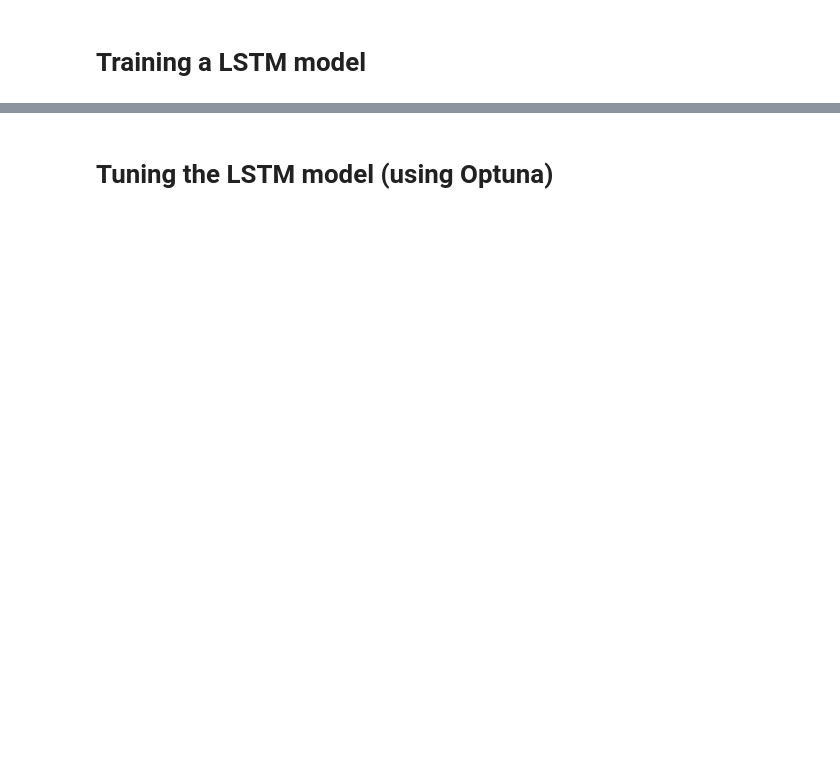
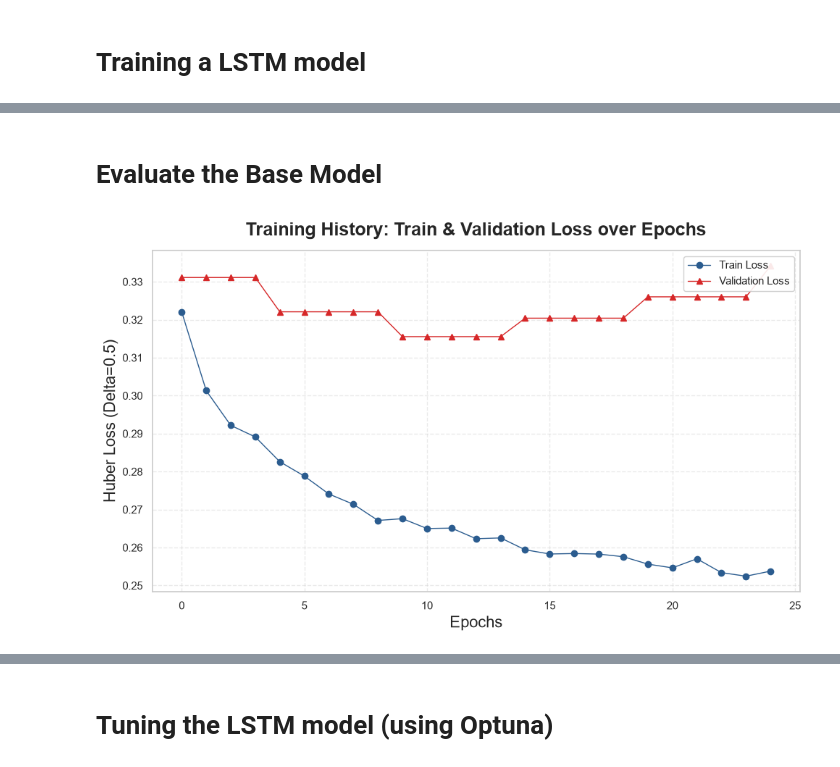
Before and after one commit to BevisWong76/f1-lap-time-predictor, a Jupyter notebook: f1_lap_time_prediction.ipynb, the cells around one changed output, grey strips where cells are left out. Drawn from its saved outputs; the diff is of its cells as text; code cells hidden in the pictures; blank space fills up the shorter version.

```diff
--- a/f1_lap_time_prediction.ipynb
+++ b/f1_lap_time_prediction.ipynb
@@ -1661,7 +1851,7 @@ def diagnose_dataset_and_model(model, dataloader, cat_dims):
     print("\n Testing Forward Pass on CPU...")
     try:
         with torch.no_grad():
-            out = cpu_model(x_cat, x_cont, x_cat_fut, x_cont_fut, y_target=y, teacher_forcing_ratio=0.5)
+            out = cpu_model(x_cat, x_cont, x_cat_fut, x_cont_fut, y_target=y, noise_std=0.5)
             print(f"✅ CPU Forward Pass Successful! Output shape: {out.shape}")
             print("\n CPU Diagnosis Completed: Data and Model are consistent on CPU!")
     except Exception as e:
@@ -1669,13 +1859,9 @@ def diagnose_dataset_and_model(model, dataloader, cat_dims):
         raise e
 
 # Diagnose the dataset and model on CPU to ensure no embedding index errors or data issues exist before training on GPU
-# Prepare Feature Indexes and Dimensions
-feature_names = preprocessor.get_feature_names()                                    # Get feature names from preprocessor
-cat_cols = ['Year', 'Event', 'Driver', 'Team']                                      # Define categorical features
-cat_idx = [feature_names.index(col) for col in cat_cols]                            # Get indexes for categorical features
-cat_dims = [len(preprocessor.label_encoders[col])+1 for col in cat_cols]              # Get the number of unique categories for each categorical feature
-cont_idx = [i for i, name in enumerate(feature_names) if name not in cat_cols]      # Get indexes for continuous features
-cont_dim = len(cont_idx)                                                                   # Get the number of continuous features
+cat_dims = [len(preprocessor.label_encoders[col]) + 1 for col in ['Year', 'Event', 'Driver', 'Team']  ]
+cont_dim = len(cont_idx)
+target_cont_idx = preprocessor.get_col_idx("LapTimeDelta", "cont")
 
 forecast_len = 3
 
@@ -1687,10 +1873,9 @@ model = F1LapSeq2Seq(
     forecast_len=forecast_len,
     num_layers=2,
     dropout=0.5,
-    target_col_idx=-1
+    target_cont_idx=target_cont_idx
 )
 
-
 diagnose_dataset_and_model(model, train_loader, cat_dims)
 # %% [output]
 --- STARTING DETAILED CPU DIAGNOSIS ---
@@ -2078,0 +1963,20 @@ Saved Residual Distribution Plot to plots\Base_Model\04_base_Val_Error_Residual_
+# %% [markdown]
+# Evaluate the Base Model
+# %%
+# Visualize the training history (Train & Validation Loss) over epochs
+
+history = model_training_results['history']
+
+plt.figure(figsize=(10, 6))
+plt.plot(history['train_loss'], label='Train Loss', color='#2b5c8f', linewidth=1, marker='o')
+plt.plot(history['val_loss'], label='Validation Loss', color='#d62728', linewidth=1, marker='^')
+plt.title("Training History: Train & Validation Loss over Epochs", fontsize=18, fontweight='bold', pad=15)
+plt.xlabel("Epochs", fontsize=16)
+plt.ylabel("Huber Loss (Delta=0.5)", fontsize=16)
+plt.grid(True, linestyle='--', alpha=0.4)
+plt.legend(loc='upper right', frameon=True, facecolor='white', framealpha=0.9)
+plt.tight_layout()
+plt.savefig(base_model_plots_dir / "01_Base_Train_Val_Loss_History.png", dpi=300, bbox_inches='tight')
+plt.show()
+# %% [output]
+[figure, added]
```
Also changed, not shown: parts of 51 cells of this notebook, 48 other files.
